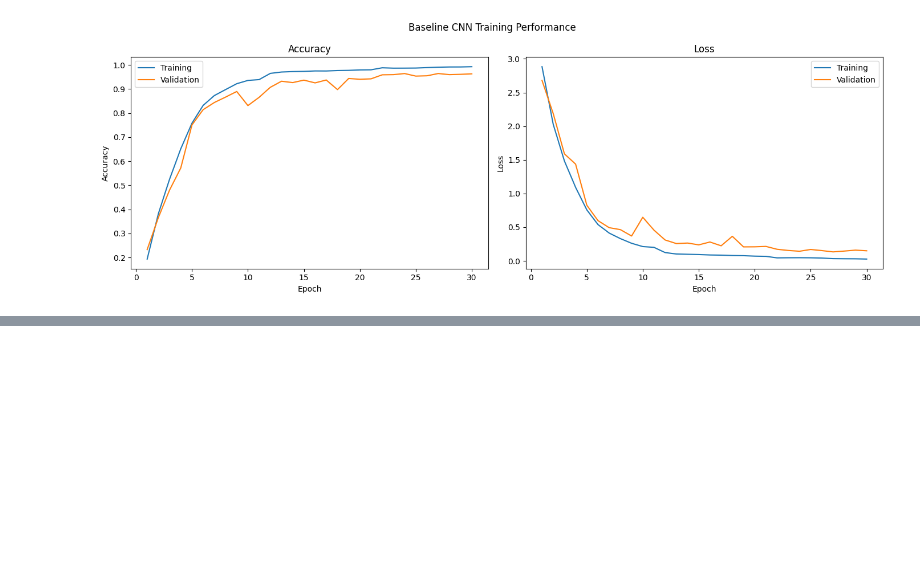
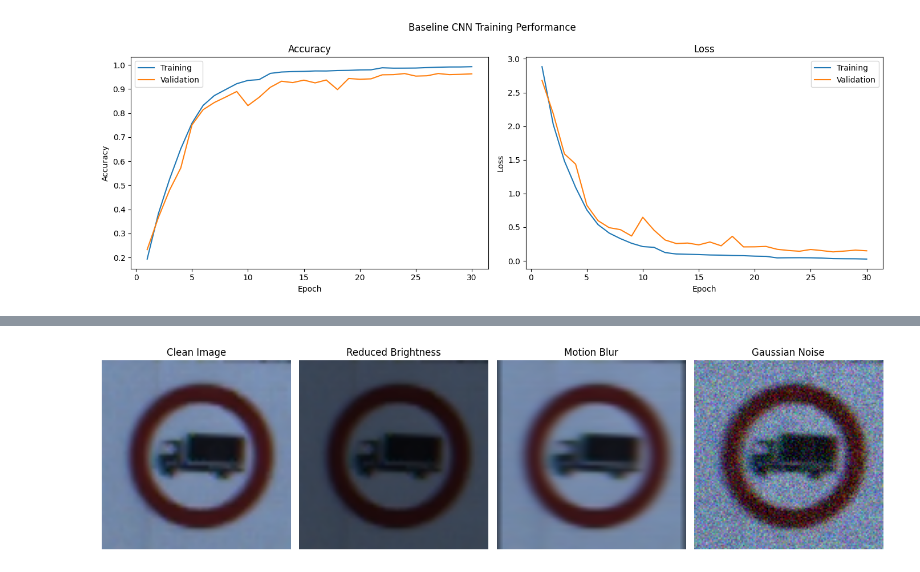
Before and after one commit to Daynomoon/AAI-521-Computer-Vision-Final-Project, a Jupyter notebook: 02_Custom_CNN_Development_and_Evaluation.ipynb, the cells around one changed output, grey strips where cells are left out. Saved outputs shown, nothing was run; the diff lists cells and outputs as text; code cells hidden in the pictures; blank space fills up the shorter version.

```diff
--- a/02_Custom_CNN_Development_and_Evaluation.ipynb
+++ b/02_Custom_CNN_Development_and_Evaluation.ipynb
@@ -472,0 +775,4 @@ lowest validation loss.
+# %%
+BRIGHTNESS_FACTOR = 0.5
+MOTION_BLUR_SIZE = 9
+NOISE_STD = 0.1
@@ -472,0 +822,38 @@ lowest validation loss.
+# %%
+#Create degraded test datasets
+robustness_datasets = {
+    "Reduced Brightness": test_ds.map(
+        reduce_brightness,
+        num_parallel_calls=tf.data.AUTOTUNE
+    ),
+    "Motion Blur": test_ds.map(
+        apply_motion_blur,
+        num_parallel_calls=tf.data.AUTOTUNE
+    ),
+    "Gaussian Noise": test_ds.enumerate().map(
+        add_gaussian_noise,
+        num_parallel_calls=tf.data.AUTOTUNE
+    )
+}
+# %%
+#Visualize degraded images
+fig, axes = plt.subplots(1, 4, figsize=(14, 4))
+
+sample_datasets = {
+    "Clean Image": test_ds,
+    **robustness_datasets
+}
+
+for ax, (condition, dataset) in zip(
+    axes, sample_datasets.items()
+):
+    images, labels = next(iter(dataset))
+
+    ax.imshow(images[0].numpy())
+    ax.set_title(condition)
+    ax.axis("off")
+
+plt.tight_layout()
+plt.show()
+# %% [output]
+[figure, added]
```
Also changed, not shown: parts of 20 cells of this notebook.
